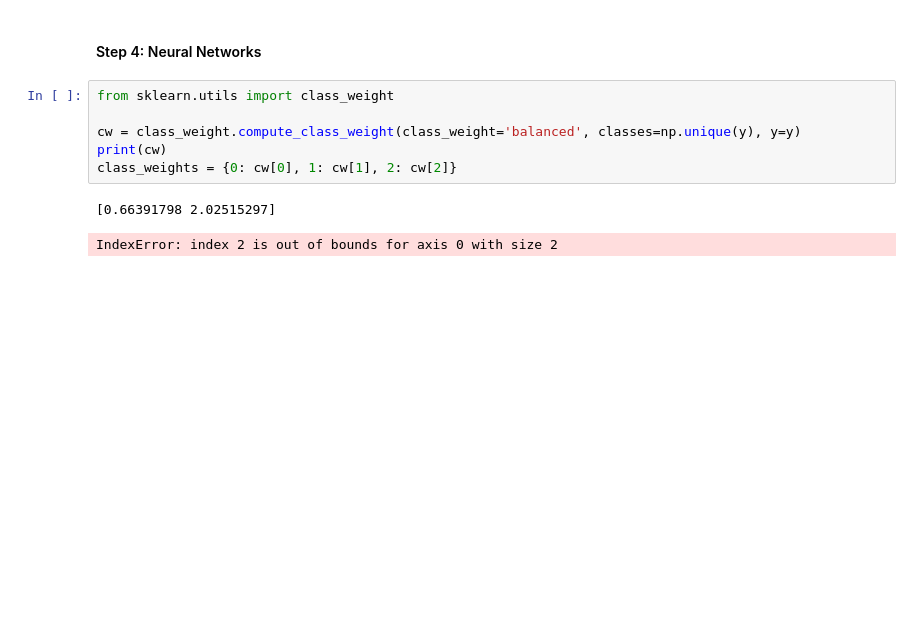
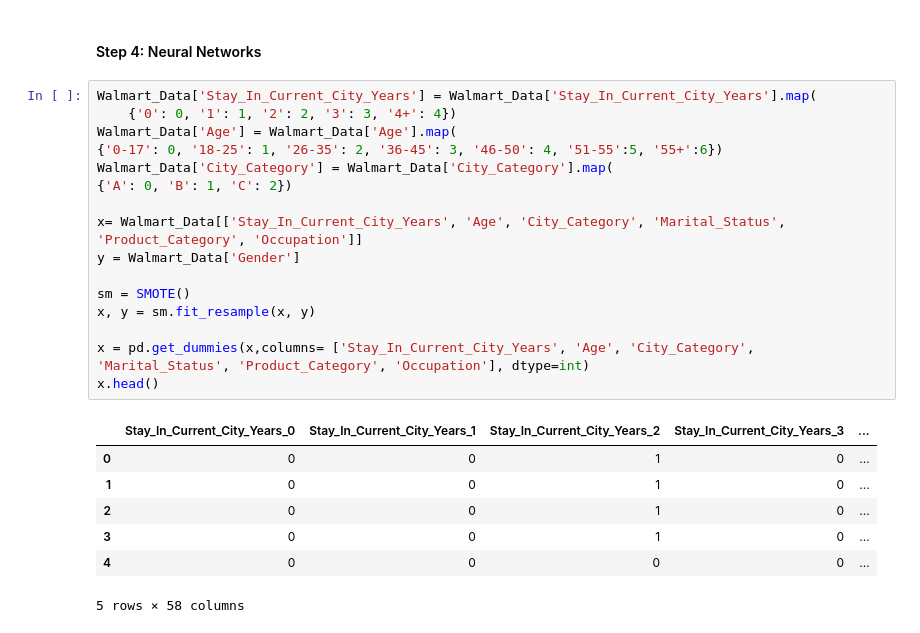
Before and after one commit to CIC-Research/Data-Science-Project, a Jupyter notebook: main.ipynb, the cells around one changed output. Drawn from its saved outputs; the diff is of its cells as text; blank space fills up the shorter version.

```diff
--- a/main.ipynb
+++ b/main.ipynb
@@ -313,12 +307,27 @@ Chosen Purchase Ex: 25000       Predicted Gender: 0
 # %% [markdown]
 #### Step 4: Neural Networks
 # %%
-from sklearn.utils import class_weight
+Walmart_Data['Stay_In_Current_City_Years'] = Walmart_Data['Stay_In_Current_City_Years'].map(
+    {'0': 0, '1': 1, '2': 2, '3': 3, '4+': 4})
+Walmart_Data['Age'] = Walmart_Data['Age'].map(
+{'0-17': 0, '18-25': 1, '26-35': 2, '36-45': 3, '46-50': 4, '51-55':5, '55+':6})
+Walmart_Data['City_Category'] = Walmart_Data['City_Category'].map(
+{'A': 0, 'B': 1, 'C': 2})
 
-cw = class_weight.compute_class_weight(class_weight='balanced', classes=np.unique(y), y=y)
-print(cw)
-class_weights = {0: cw[0], 1: cw[1], 2: cw[2]}
+x= Walmart_Data[['Stay_In_Current_City_Years', 'Age', 'City_Category', 'Marital_Status', 'Product_Category', 'Occupation']]
+y = Walmart_Data['Gender']
+
+sm = SMOTE()
+x, y = sm.fit_resample(x, y)
+
+x = pd.get_dummies(x,columns= ['Stay_In_Current_City_Years', 'Age', 'City_Category', 'Marital_Status', 'Product_Category', 'Occupation'], dtype=int)
+x.head()
 # %% [output]
+|  | Stay_In_Current_City_Years_0 | Stay_In_Current_City_Years_1 | Stay_In_Current_City_Years_2 | Stay_In_Current_City_Years_3 | ... |
+| 0 | 0 | 0 | 1 | 0 | ... |
+| 1 | 0 | 0 | 1 | 0 | ... |
+| 2 | 0 | 0 | 1 | 0 | ... |
+| 3 | 0 | 0 | 1 | 0 | ... |
+| 4 | 0 | 0 | 0 | 0 | ... |
-[0.66391798 2.02515297]
+5 rows × 58 columns
-IndexError: index 2 is out of bounds for axis 0 with size 2
 # %%
```
Also changed, not shown: parts of 3 cells of this notebook.
